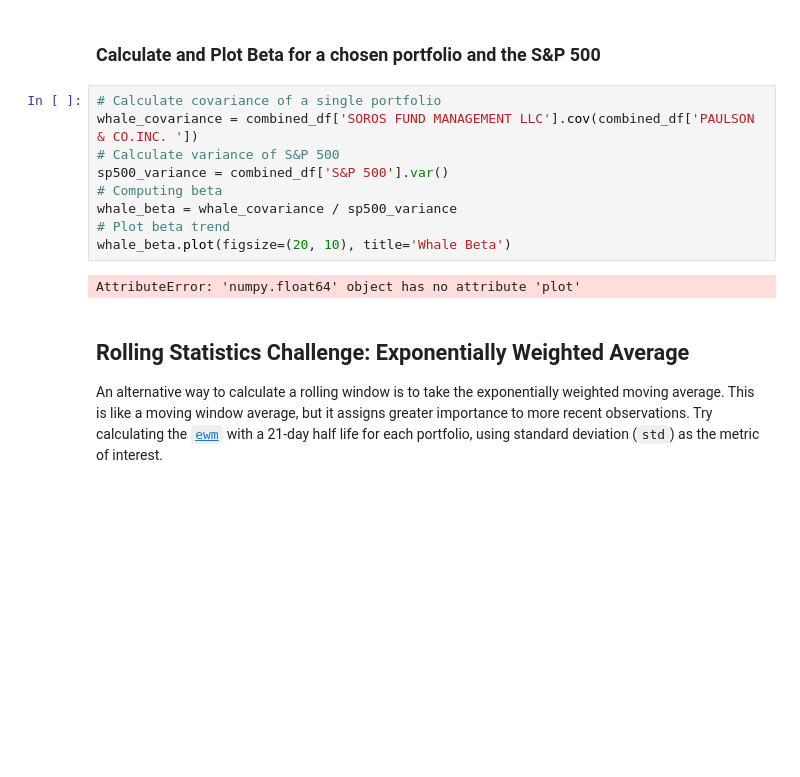
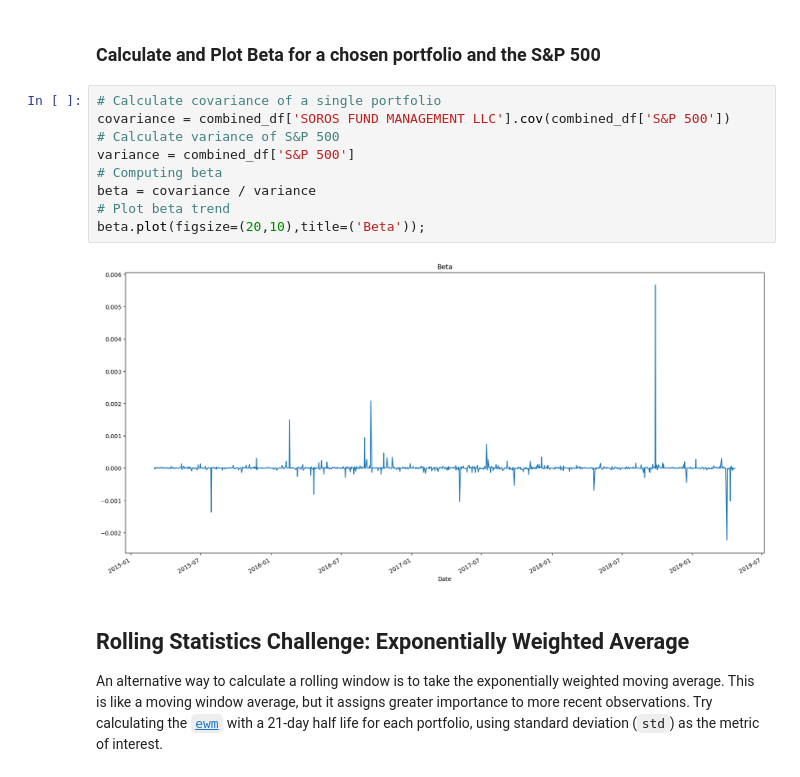
Before and after one commit to Clarence-cox/Whale-Analysis-MOD-4, a Jupyter notebook: whale_analysis.ipynb, the cells around one changed output. Drawn from its saved outputs; the diff is of its cells as text; blank space fills up the shorter version.

```diff
--- a/whale_analysis.ipynb
+++ b/whale_analysis.ipynb
@@ -242,15 +280,15 @@ correlation
 ### Calculate and Plot Beta for a chosen portfolio and the S&P 500
 # %%
 # Calculate covariance of a single portfolio
-whale_covariance = combined_df['SOROS FUND MANAGEMENT LLC'].cov(combined_df['PAULSON & CO.INC. '])
+covariance = combined_df['SOROS FUND MANAGEMENT LLC'].cov(combined_df['S&P 500'])
 # Calculate variance of S&P 500
-sp500_variance = combined_df['S&P 500'].var()
+variance = combined_df['S&P 500']
 # Computing beta
-whale_beta = whale_covariance / sp500_variance
+beta = covariance / variance
 # Plot beta trend
-whale_beta.plot(figsize=(20, 10), title='Whale Beta')
+beta.plot(figsize=(20,10),title=('Beta'));
 # %% [output]
-AttributeError: 'numpy.float64' object has no attribute 'plot'
+[figure, added]
 # %% [markdown]
 ## Rolling Statistics Challenge: Exponentially Weighted Average
 
```
Also changed, not shown: parts of 40 cells of this notebook.
